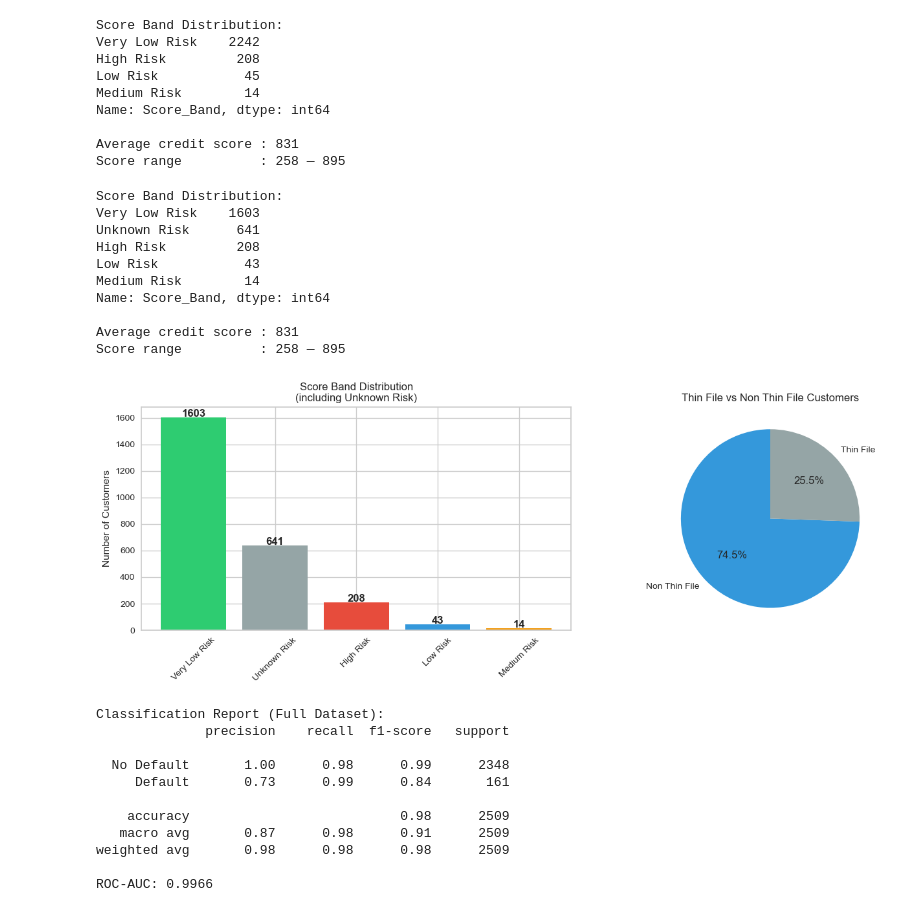
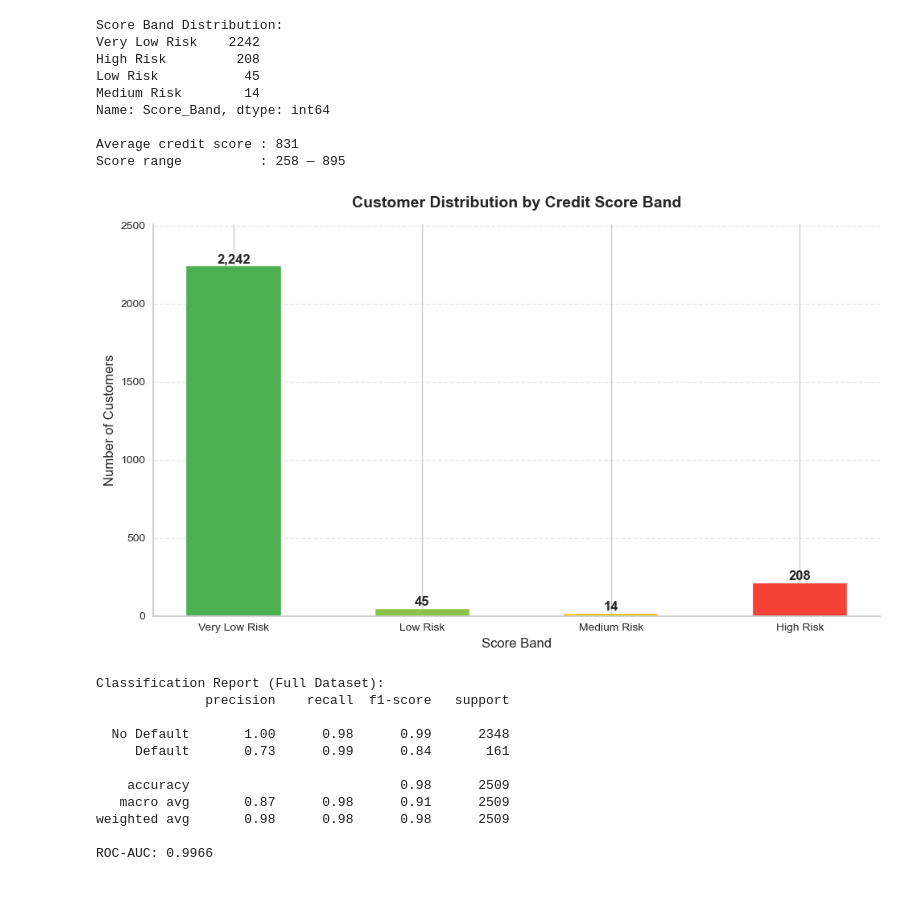
Before and after one commit to Kavindya-1/FYP, a Jupyter notebook: Initial notebook.ipynb, the cells around one changed output. Cells and saved outputs as stored; diff of their text form; code cells hidden in the pictures.

```diff
--- a/Initial notebook.ipynb
+++ b/Initial notebook.ipynb
@@ -2684,76 +2720,36 @@ Name: Score_Band, dtype: int64
 
 Average credit score : 831
 Score range          : 258 — 895
-# %%
-# results = results.merge(
-#     model_data[['MASKED_ID', 'Thin_File_Flag']],
-#     on='MASKED_ID',
-#     how='left'
-# )
-
-# ── Override thin file customers ──
-results.loc[
-    model_data['Thin_File_Flag'] == 1,
-    'Score_Band'
-] = 'Unknown Risk'
-
-print("\nScore Band Distribution:")
-print(results["Score_Band"].value_counts())
-print(f"\nAverage credit score : {results['Internal_Bank_Default_Score'].mean():.0f}")
-print(f"Score range          : {results['Internal_Bank_Default_Score'].min()} — {results['Internal_Bank_Default_Score'].max()}")
-# %% [output]
-Score Band Distribution:
-Very Low Risk    1603
-Unknown Risk      641
-High Risk         208
-Low Risk           43
-Medium Risk        14
-Name: Score_Band, dtype: int64
-
-Average credit score : 831
-Score range          : 258 — 895
 # %%
 import matplotlib.pyplot as plt
-import seaborn as sns
 
-fig, axes = plt.subplots(1, 2, figsize=(14, 5))
+# Get distribution in logical order
+band_order  = ["Very Low Risk", "Low Risk", "Medium Risk", "High Risk", "Unknown Risk"]
+band_counts = results["Score_Band"].value_counts()
+band_counts = band_counts.reindex([b for b in band_order if b in band_counts.index])
 
-# ── Plot 1: Score Band Distribution ──
-score_counts = results['Score_Band'].value_counts()
-colors = {
-    'Very Low Risk'  : '#2ECC71',
-    'Low Risk'       : '#3498DB',
-    'Medium Risk'    : '#F39C12',
-    'High Risk'      : '#E74C3C',
-    'Unknown Risk'   : '#95A5A6'   # grey for thin file
-}
+colors = ["#4CAF50", "#8BC34A", "#FFC107", "#F44336", "#9E9E9E"][:len(band_counts)]
 
-axes[0].bar(
-    score_counts.index,
-    score_counts.values,
-    color=[colors.get(x, '#95A5A6') for x in score_counts.index]
-)
-axes[0].set_title('Score Band Distribution\n(including Unknown Risk)')
-axes[0].set_ylabel('Number of Customers')
-axes[0].tick_params(axis='x', rotation=45)
-for i, v in enumerate(score_counts.values):
-    axes[0].text(i, v + 5, str(v), ha='center', fontweight='bold')
+fig, ax = plt.subplots(figsize=(10, 6))
 
-# ── Plot 2: Thin File vs Non Thin File ──
-thin_counts = results['Thin_File_Flag'].value_counts()
-axes[1].pie(
-    [thin_counts.get(0, 0), thin_counts.get(1, 0)],
-    labels=['Non Thin File', 'Thin File'],
-    colors=['#3498DB', '#95A5A6'],
-    autopct='%1.1f%%',
-    startangle=90
-)
-axes[1].set_title('Thin File vs Non Thin File Customers')
+bars = ax.bar(band_counts.index, band_counts.values, color=colors, width=0.5, edgecolor="white")
+
+for bar in bars:
+    height = bar.get_height()
+    ax.text(bar.get_x() + bar.get_width() / 2, height + 5,
+            f"{int(height):,}", ha="center", va="bottom", fontsize=12, fontweight="bold")
+
+ax.set_title("Customer Distribution by Credit Score Band", fontsize=14, fontweight="bold", pad=15)
+ax.set_xlabel("Score Band", fontsize=12)
+ax.set_ylabel("Number of Customers", fontsize=12)
+ax.set_ylim(0, band_counts.max() * 1.12)
+ax.spines[["top", "right"]].set_visible(False)
+ax.grid(axis="y", linestyle="--", alpha=0.4)
 
 plt.tight_layout()
 plt.show()
 # %% [output]
-[figure, old version]
+[figure, new version]
 # %%
 import matplotlib.pyplot as plt
 import matplotlib.ticker as mticker
```
Also changed, not shown: parts of 17 cells of this notebook, 11 other files.
